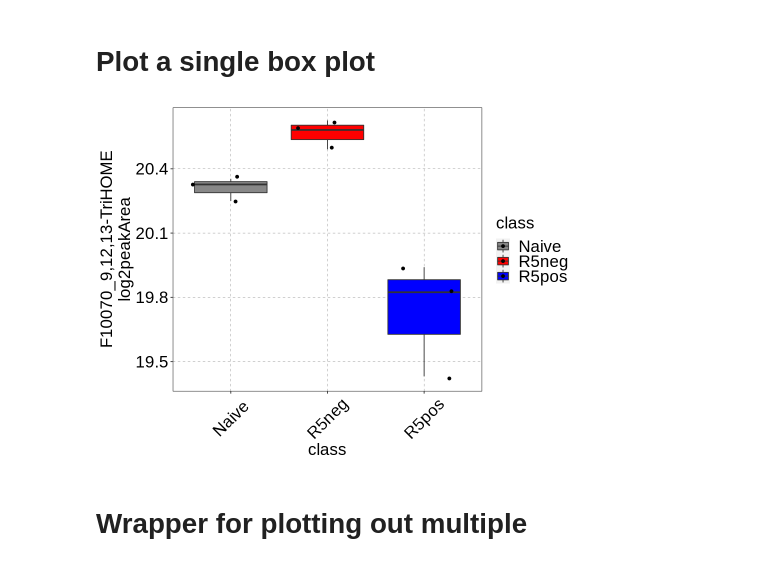
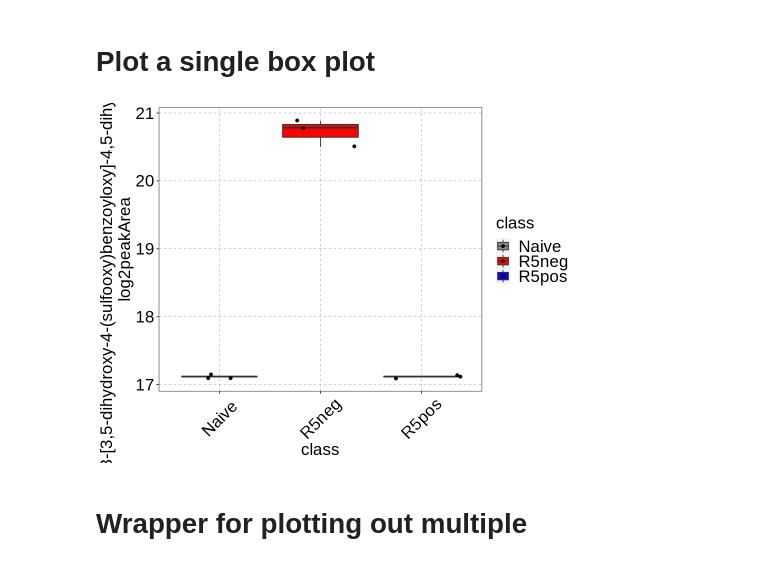
Before and after one commit to shuzhao-li-lab/Phosphatidylserine_analyses, a Jupyter notebook: script/R/box-plot_TICnorm.ipynb, the cells around one changed output. Saved outputs shown, nothing was run; the diff lists cells and outputs as text; code cells hidden in the pictures.

```diff
--- a/script/R/box-plot_TICnorm.ipynb
+++ b/script/R/box-plot_TICnorm.ipynb
@@ -109,9 +109,9 @@ transform_merge_data4violin <- function(df = df,
                                  meta_df = meta_df,
                                  class_column = 'class',
                                  cutoff_column = 'padj',
-                                 threshold = 0.05) {
+                                 threshold = threshold) {
 
-    df_filt <- df[df[,cutoff_column] < 0.05,
+    df_filt <- df[df[,cutoff_column] < threshold,
               colnames(df)[grepl('Naive\\_[0-9]|R5pos\\_[0-9]|R5neg\\_[0-9]',colnames(df))]] #
     df_filt.T <- t(df_filt)
     # print(head(df_filt.T))
@@ -129,7 +129,7 @@ merged_df <- transform_merge_data4violin(df = df,
                                          meta_df = meta_df,
                                          class_column = 'class',
                                          cutoff_column = 'padj',
-                                         threshold = 0.05)
+                                         threshold = threshold)
 # %%
 colnames(merged_df)
 # %% [output]
@@ -206,24 +209,24 @@ box_plot <- function(long_df = merged_df,
 # %% [markdown]
 # Plot a single box plot
 # %%
-var <- sym('F10070')
+var <- sym('F10613')
 
 metab_name <- lookUpAnnot(annot_df,var,'name_1st_guess')
 box_plot(long_df = merged_df,
             x = 'class',
             y = var,
             xlab = 'class',
             ylab = glue('{var}_{metab_name}\nlog2peakArea'),
             fill_color = 'class',
             fig_width = 8,
             fig_height = 6,
             text_size = 20,
             legend_size = 20,
             axis_title_size = 20,
             output_dir = output_dir,
             pdf_prefix = 'test')
 # %% [output]
-[figure, old version]
+[figure, new version]
 # %% [markdown]
 # Wrapper for plotting out multiple
 # %%
```
Also changed, not shown: parts of 4 cells of this notebook.
